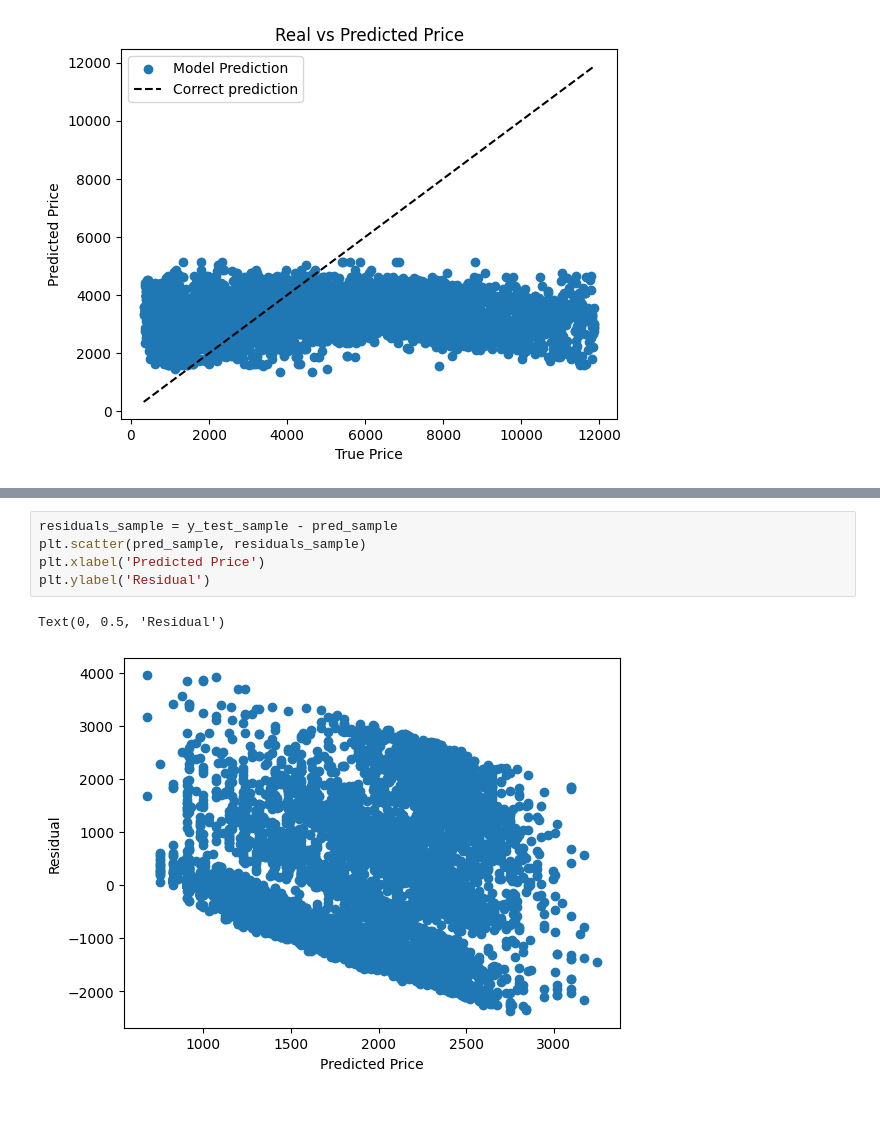
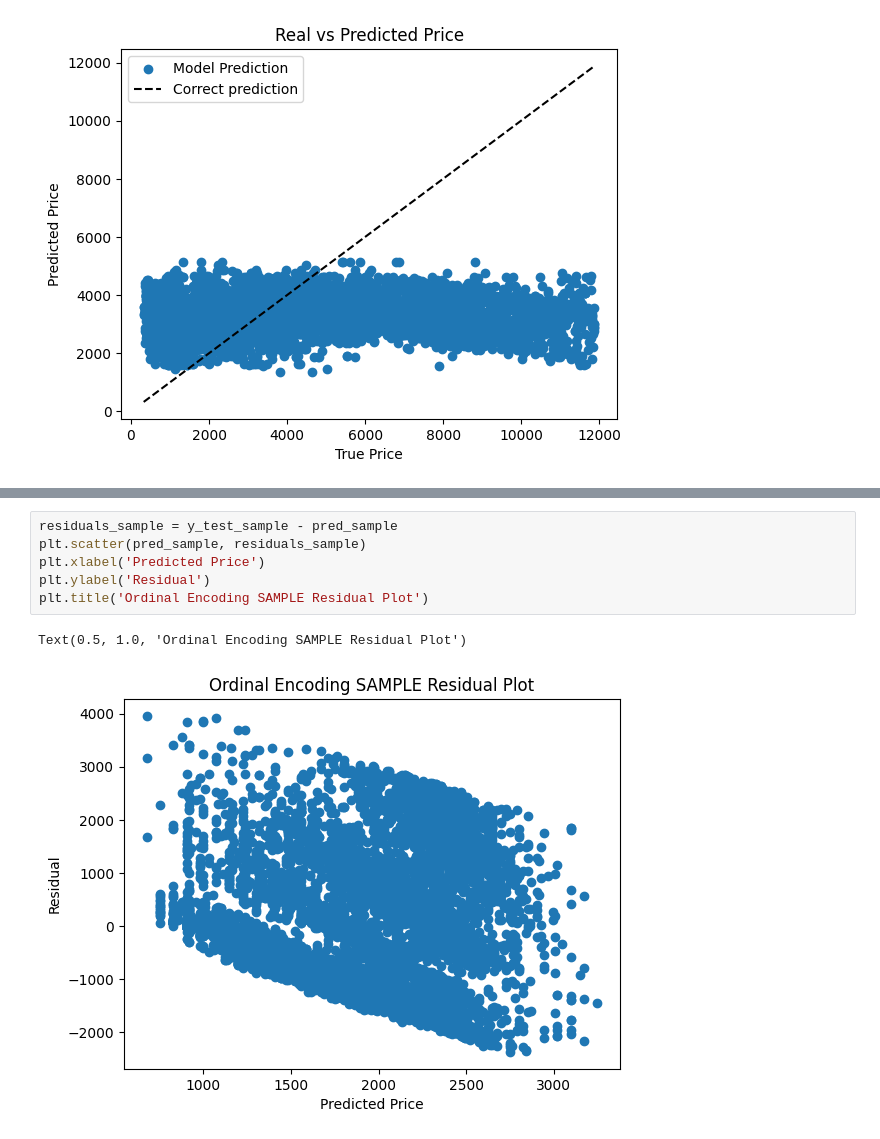
Before and after one commit to AvyayaJha/Diamonds-Research-Project, a Jupyter notebook: Diamonds_Research_Project.ipynb, the cells around one changed output, grey strips where cells are left out. Cells and saved outputs as stored; diff of their text form; blank space fills up the shorter version.

```diff
--- a/Diamonds_Research_Project.ipynb
+++ b/Diamonds_Research_Project.ipynb
@@ -525,8 +547,9 @@ R2 score:  0.12337427567571457
 # %%
 residuals_sample = y_test_sample - pred_sample
 plt.scatter(pred_sample, residuals_sample)
 plt.xlabel('Predicted Price')
 plt.ylabel('Residual')
+plt.title('Ordinal Encoding SAMPLE Residual Plot')
 # %% [output]
-Text(0, 0.5, 'Residual')
+Text(0.5, 1.0, 'Ordinal Encoding SAMPLE Residual Plot')
-[figure, old version]
+[figure, new version]
```
Also changed, not shown: parts of 11 cells of this notebook.
